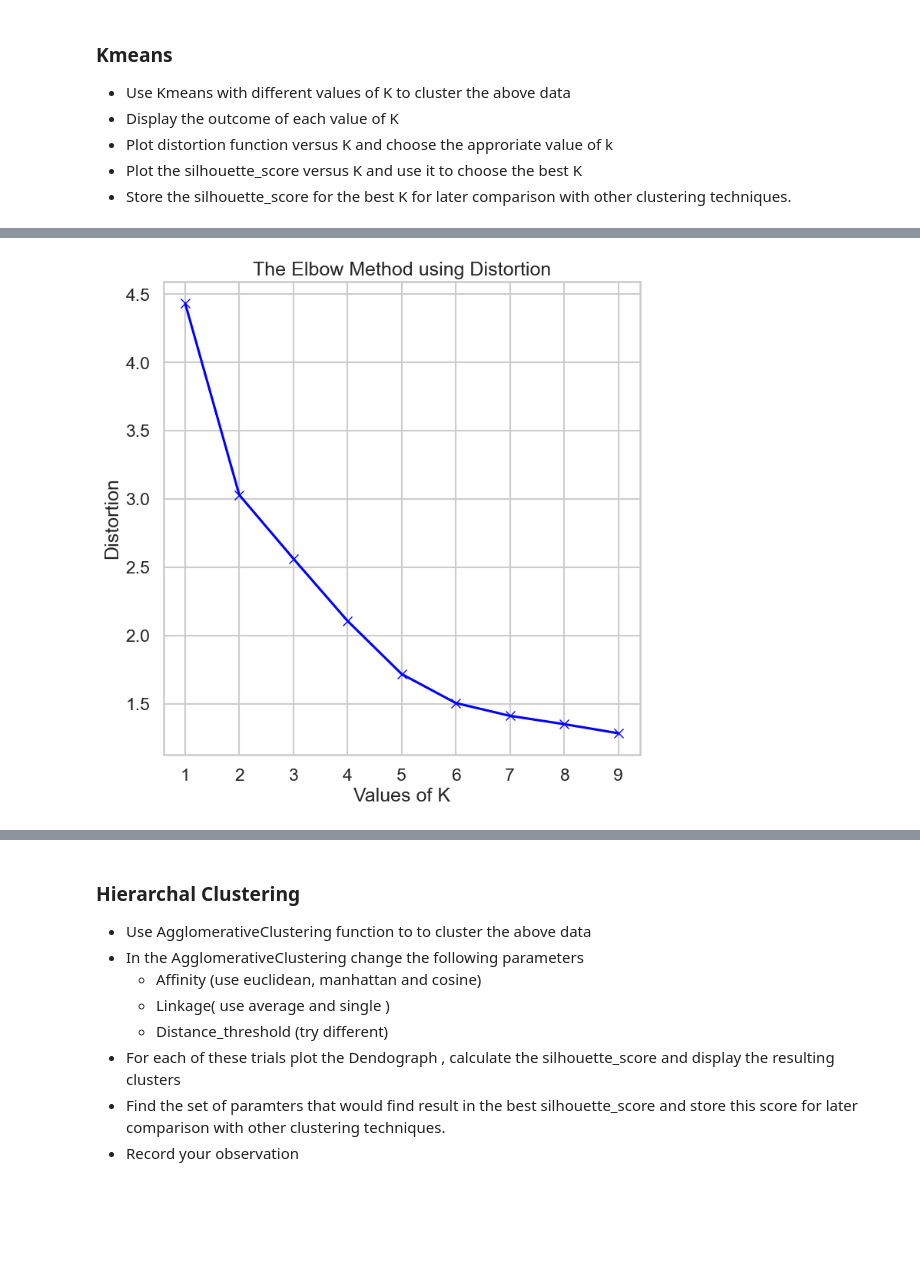
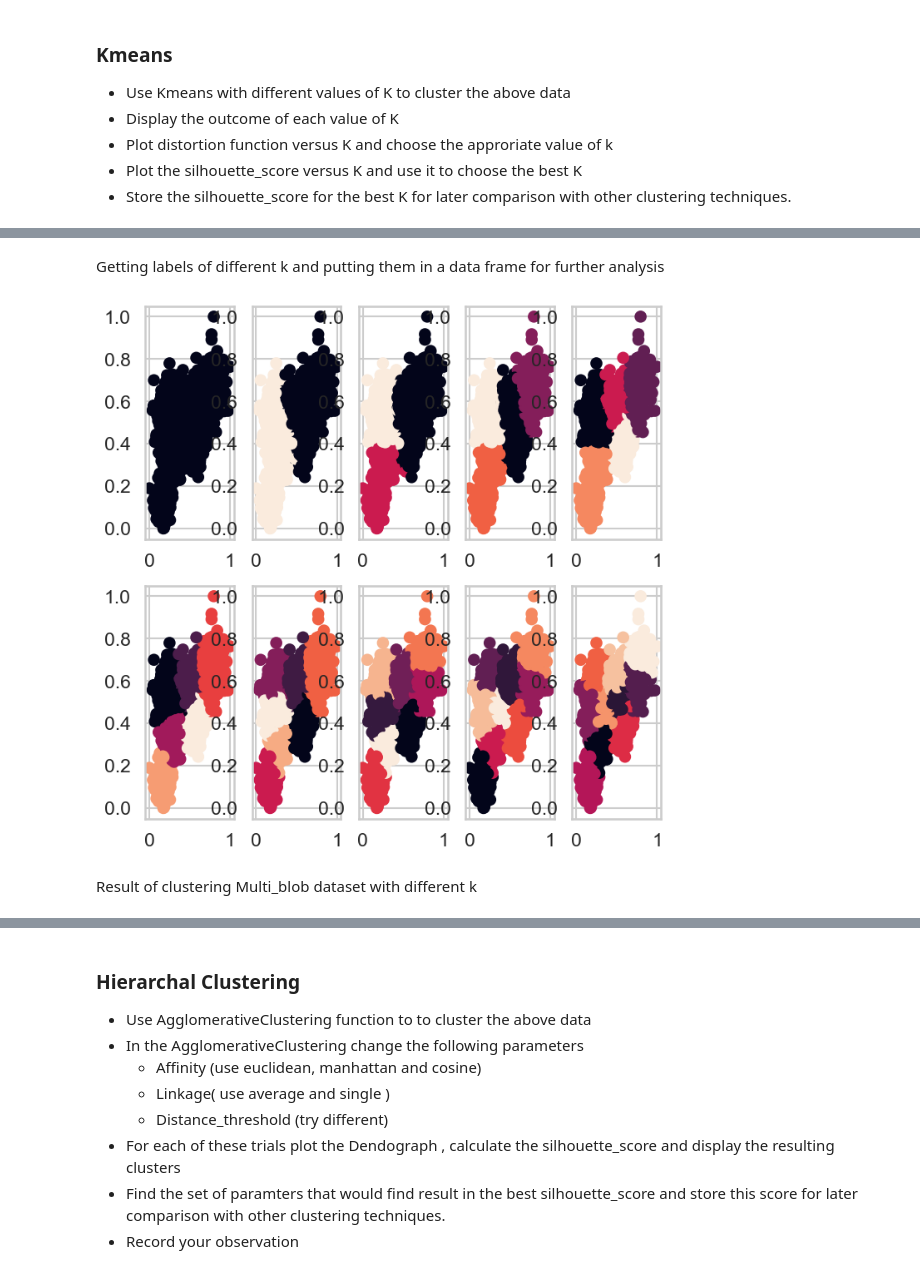
Before and after one commit to ahmadgalall/Machine_learning_project, a Jupyter notebook: Clustering Project.ipynb, the cells around one changed output, grey strips where cells are left out. Saved outputs shown, nothing was run; the diff lists cells and outputs as text; code cells hidden in the pictures; blank space fills up the shorter version.

```diff
--- a/Clustering Project.ipynb
+++ b/Clustering Project.ipynb
@@ -91,12 +136,13 @@ display_cluster(Multi_blob_Data)
 # %%
-K =range(1,10)
-kmeans_labels_df = pd.DataFrame()
 
-for i in K:
-    kmeans = KMeans(n_clusters= i, random_state=0, n_init=10).fit(Multi_blob_Data)
-    label = kmeans.labels_
-    kmeans_labels_df [ f'k={i}'] = label.tolist()
+def get_labels_kmeans (k , data):
+    kmeans_labels_df = pd.DataFrame()
+    K =range(1,k+1)
+
+    for i in K:
+        kmeans = KMeans(n_clusters= i, random_state=0, n_init=10).fit(data)
+        label = kmeans.labels_
+        kmeans_labels_df [ f'k={i}'] = label.tolist()
 
 
-df = pd.DataFrame(Multi_blob_Data, columns=['col_1' , 'col_2'])
-print(kmeans_labels_df)
+    return kmeans_labels_df
@@ -123,0 +149,3 @@ plt.show()
+# %%
+Multi_kmeans_labels = get_labels_kmeans(10 ,Multi_blob_scaled)
+Multi_kmeans_labels
@@ -124,20 +166,44 @@ plt.show()
+# %% [markdown]
+Getting labels of different k and putting them in a data frame for further analysis
+# %%
+def plot_kmeans(df_test , df_labels):
+    figure, axis = plt.subplots(2, int(df_labels.columns.size /2 ) )
+    # kmeans_labels_df = get_labels_kmeans(10)
+    for i in range(0,2):
+        for j in range (0,5):
+            axis[i,j].scatter(df_test['col_1'] , df_test['col_2'] , c = df_labels[f'k={j+1+5*i}'])
+
+
+    plt.show()
+# %%
+
+plot_kmeans(Multi_blob_scaled ,Multi_kmeans_labels)
+# %% [output]
+[figure, added]
+# %% [markdown]
+Result of clustering Multi_blob dataset with different k
 # %%
-distortions=[]
-mapping1 ={}
-for k in K:
-    # Building and fitting the model
-    kmeanModel = KMeans(n_clusters=k).fit(Multi_blob_Data)
-    kmeanModel.fit(Multi_blob_Data)
 
-    distortions.append(sum(np.min(cdist(Multi_blob_Data, kmeanModel.cluster_centers_,
-                                        'euclidean'), axis=1)) / Multi_blob_Data.shape[0])
-    mapping1[k] = sum(np.min(cdist(Multi_blob_Data, kmeanModel.cluster_centers_,
-                                   'euclidean'), axis=1)) / Multi_blob_Data.shape[0]
 
-plt.plot(K, distortions, 'bx-')
-plt.xlabel('Values of K')
-plt.ylabel('Distortion')
-plt.title('The Elbow Method using Distortion')
-plt.show()
+
+def plot_distortion_function(data, num):
+    distortions=[]
+    mapping1 ={}
+
+    K = range(1,num+1)
+
+    for k in K:
+        # Building and fitting the model
+        kmeanModel = KMeans(n_clusters=k).fit(data)
+        kmeanModel.fit(data)
+
+        distortions.append(sum(np.min(cdist(data, kmeanModel.cluster_centers_,
+                                            'euclidean'), axis=1)) / data.shape[0])
+        mapping1[k] = sum(np.min(cdist(data, kmeanModel.cluster_centers_,
+                                       'euclidean'), axis=1)) / data.shape[0]
+
+    plt.plot(K, distortions, 'bx-')
+    plt.xlabel('Values of K')
+    plt.ylabel('Distortion')
+    plt.title('The Elbow Method using Distortion')
+    plt.show()
-# %% [output]
-[figure, removed]
```
Also changed, not shown: parts of 71 cells of this notebook.
